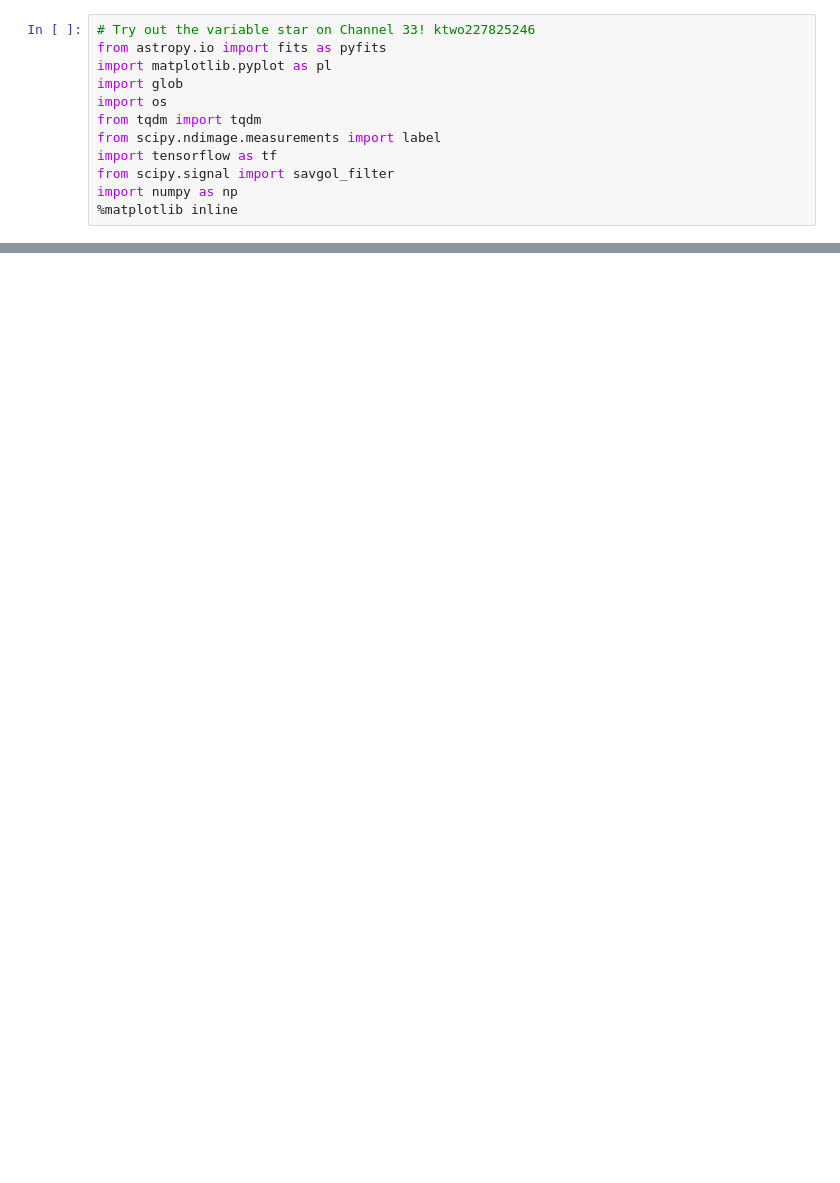
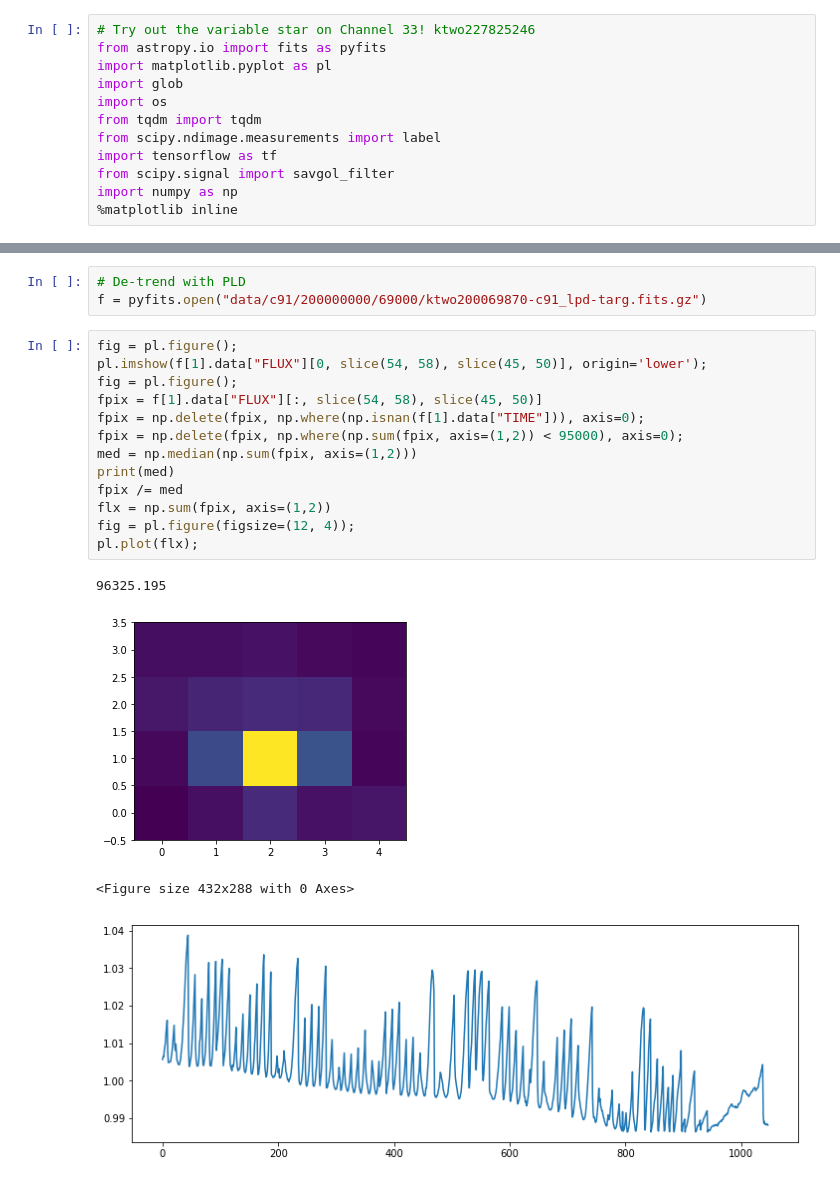
Before and after one commit to rodluger/L1, a Jupyter notebook: c9-test.ipynb, the cells around one changed output, grey strips where cells are left out. Cells and saved outputs as stored; diff of their text form; blank space fills up the shorter version.

```diff
--- a/c9-test.ipynb
+++ b/c9-test.ipynb
@@ -306,0 +459,21 @@ Detrend(target_lc, outlier_mask, lam=[5e-1, 5e-1, 1e-5], nadam=1000)
+# %%
+# De-trend with PLD
+f = pyfits.open("data/c91/200000000/69000/ktwo200069870-c91_lpd-targ.fits.gz")
+# %%
+fig = pl.figure();
+pl.imshow(f[1].data["FLUX"][0, slice(54, 58), slice(45, 50)], origin='lower');
+fig = pl.figure();
+fpix = f[1].data["FLUX"][:, slice(54, 58), slice(45, 50)]
+fpix = np.delete(fpix, np.where(np.isnan(f[1].data["TIME"])), axis=0);
+fpix = np.delete(fpix, np.where(np.sum(fpix, axis=(1,2)) < 95000), axis=0);
+med = np.median(np.sum(fpix, axis=(1,2)))
+print(med)
+fpix /= med
+flx = np.sum(fpix, axis=(1,2))
+fig = pl.figure(figsize=(12, 4));
+pl.plot(flx);
+# %% [output]
+96325.195
+[figure, added]
+<Figure size 432x288 with 0 Axes>
+[figure, added]
```
Also changed, not shown: parts of 13 cells of this notebook.
